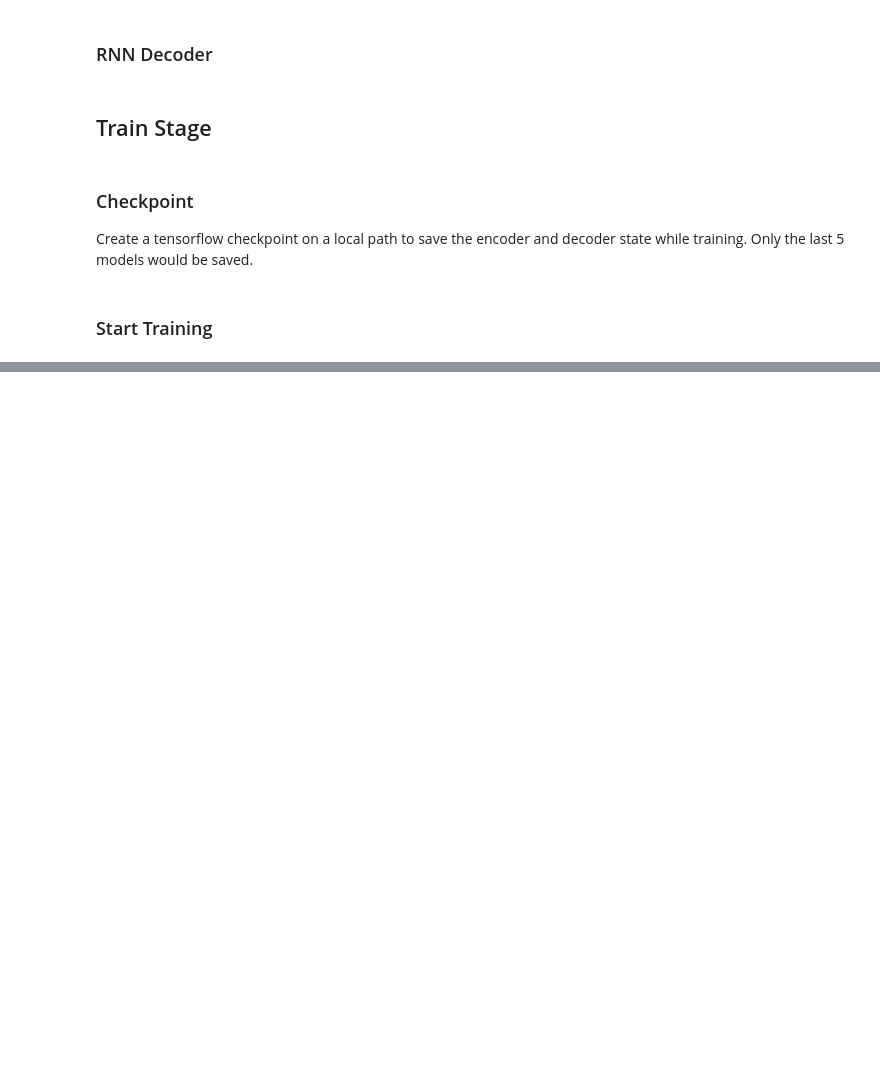
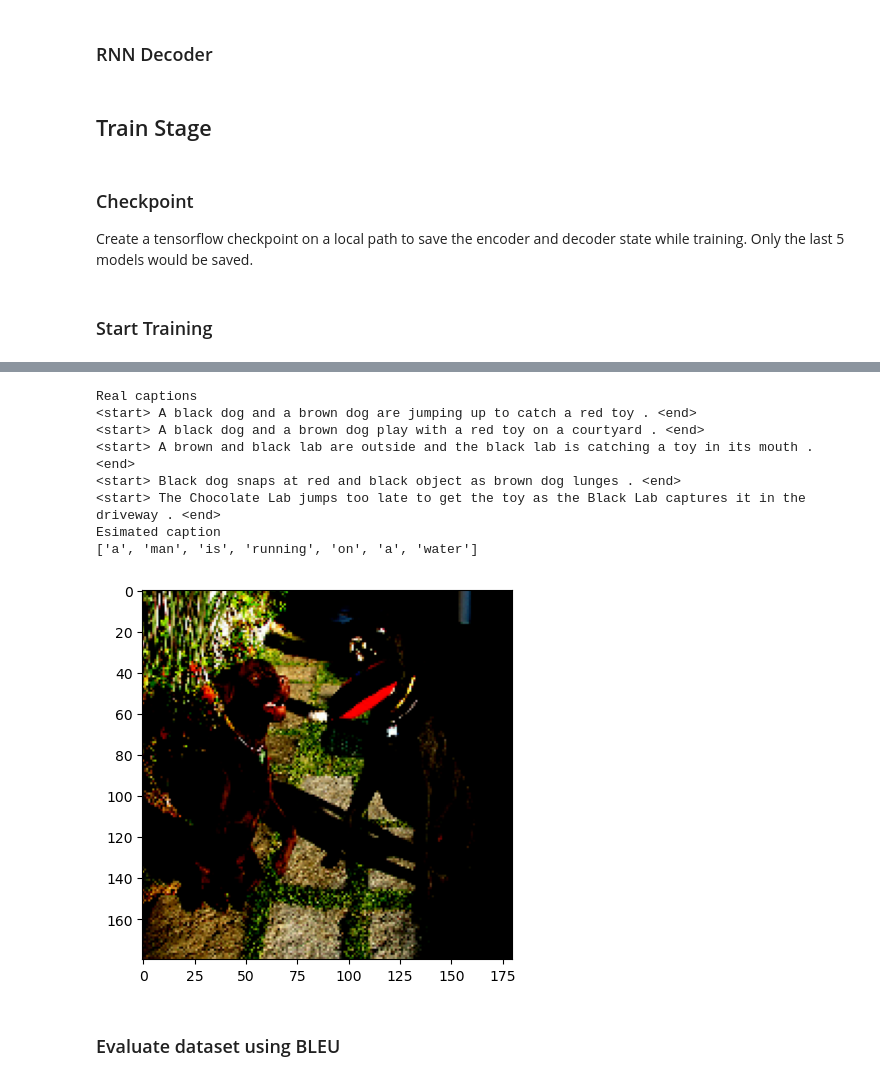
Before and after one commit to inkeshg21/Image-genearation-Captions-, a Jupyter notebook: Image genearation Captions.ipynb, the cells around one changed output, grey strips where cells are left out. Drawn from its saved outputs; the diff is of its cells as text; code cells hidden in the pictures; blank space fills up the shorter version.

```diff
--- a/Image genearation Captions.ipynb
+++ b/Image genearation Captions.ipynb
@@ -424,0 +434,48 @@ Time taken for 1 epoch 24.502763271331787 sec
+# %%
+# Remove <start>, <end> and <pad> marks from the predicted sequence
+def clean_caption(caption):
+    return [item for item in caption if item not in ['<start>', '<end>', '<pad>']]
+# %%
+test_img_name = random.choice(image_filenames_train)
+# %%
+# Get captions from a test image
+def get_caption(img):
+    # Add image to an array to simulate batch size of 1
+    features = encoder(tf.expand_dims(img, 0))
+
+    caption = []
+    dec_input = tf.expand_dims([], 0)
+
+     # Inputs the image embedding into the trained LSTM layer and predicts the first word of the sequence.
+    # The output, hidden and cell states are passed again to the LSTM to generate the next word.
+    # The iteration is repeated until the caption does not reach the max length.
+    state = None
+    for i in range(1, max_caption_length):
+        predictions, memory_state, carry_state = \
+            decoder(dec_input, features, omit_features=i > 1, initial_state=state)
+
+        # Takes maximum index of predictions
+        word_index = np.argmax(predictions.numpy().flatten())
+
+        caption.append(tokenizer.index_word[word_index])
+
+        dec_input = tf.expand_dims([word_index], 0)
+        state = [memory_state, carry_state]
+
+    # Filter caption
+    return clean_caption(caption)
+
+raw_img = load_image(test_img_name)[0]
+img = images_dict[test_img_name]
+captions = images_captions_dict[test_img_name]
+
+plt.imshow(raw_img)
+
+print("Real captions")
+for caption in captions:
+    print(caption)
+
+print("Esimated caption")
+estimated_caption = get_caption(img)
+print(estimated_caption)
+# %% [output]
@@ -424,0 +483,11 @@ Time taken for 1 epoch 24.502763271331787 sec
+Real captions
+<start> A black dog and a brown dog are jumping up to catch a red toy . <end>
+<start> A black dog and a brown dog play with a red toy on a courtyard . <end>
+<start> A brown and black lab are outside and the black lab is catching a toy in its mouth . <end>
+<start> Black dog snaps at red and black object as brown dog lunges . <end>
+<start> The Chocolate Lab jumps too late to get the toy as the Black Lab captures it in the driveway . <end>
+Esimated caption
+['a', 'man', 'is', 'running', 'on', 'a', 'water']
+[figure, added]
+# %% [markdown]
+### Evaluate dataset using BLEU
```
Also changed, not shown: parts of 7 cells of this notebook.
